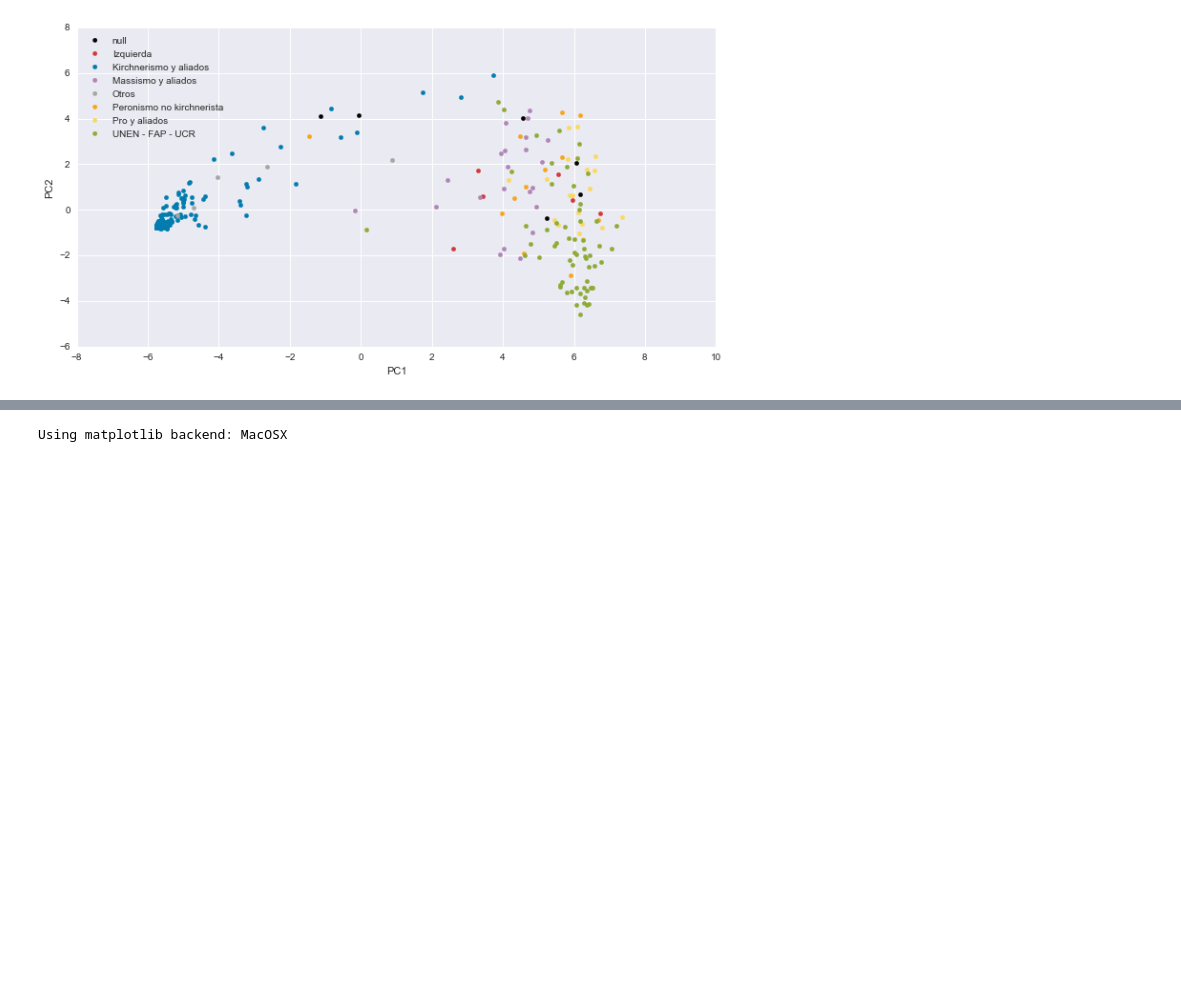
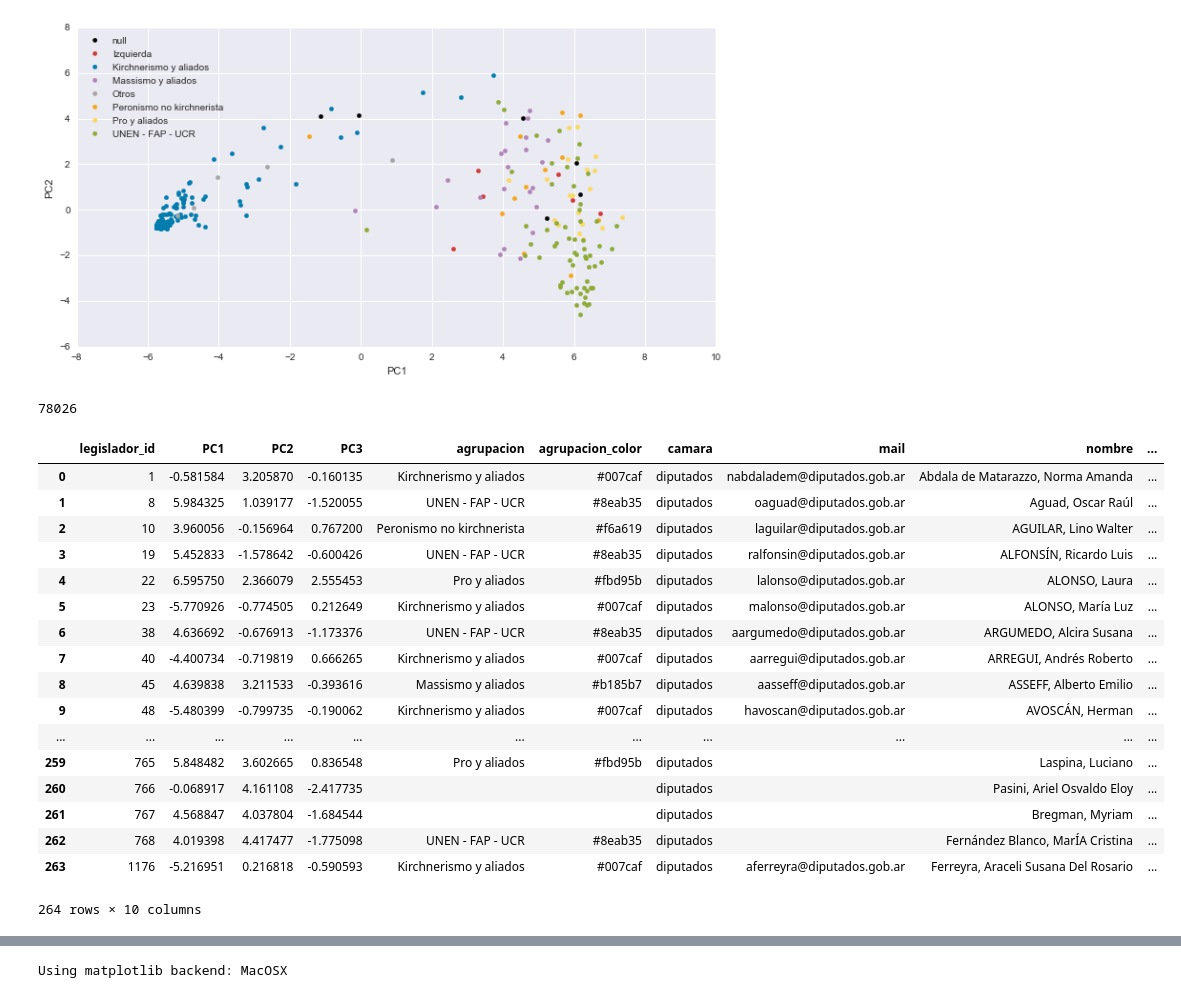
Before and after one commit to hupili/hhba2016-argentina-vote, a Jupyter notebook: Workbook.ipynb, the cells around one changed output, grey strips where cells are left out. Saved outputs shown, nothing was run; the diff lists cells and outputs as text; code cells hidden in the pictures; blank space fills up the shorter version.

Commit message:
check in data for aframe use

```diff
--- a/Workbook.ipynb
+++ b/Workbook.ipynb
@@ -270,4 +270,32 @@ plt.ylabel('PC2')
 ('UNEN - FAP - UCR', '#8eab35')
 <matplotlib.text.Text at 0x...>
 [figure]
+# %%
+df_pc_member['legislador_id'] = df_pc_member['legislador_id'].apply(lambda x: str(x))
+open('data/pc-member-3d.json', 'w').write(json.dumps(
+    df_pc_member.set_index('legislador_id').T.to_dict()
+    ))
+# %% [output]
+78026
+# %%
+df_pc_member
+# %% [output]
+|  | legislador_id | PC1 | PC2 | PC3 | agrupacion | agrupacion_color | camara | mail | nombre | ... |
+| 0 | 1 | -0.581584 | 3.205870 | -0.160135 | Kirchnerismo y aliados | #007caf | diputados | nabdaladem@diputados.gob.ar | Abdala de Matarazzo, Norma Amanda | ... |
+| 1 | 8 | 5.984325 | 1.039177 | -1.520055 | UNEN - FAP - UCR | #8eab35 | diputados | oaguad@diputados.gob.ar | Aguad, Oscar Raúl | ... |
+| 2 | 10 | 3.960056 | -0.156964 | 0.767200 | Peronismo no kirchnerista | #f6a619 | diputados | laguilar@diputados.gob.ar | AGUILAR, Lino Walter | ... |
+| 3 | 19 | 5.452833 | -1.578642 | -0.600426 | UNEN - FAP - UCR | #8eab35 | diputados | ralfonsin@diputados.gob.ar | ALFONSÍN, Ricardo Luis | ... |
+| 4 | 22 | 6.595750 | 2.366079 | 2.555453 | Pro y aliados | #fbd95b | diputados | lalonso@diputados.gob.ar | ALONSO, Laura | ... |
+| 5 | 23 | -5.770926 | -0.774505 | 0.212649 | Kirchnerismo y aliados | #007caf | diputados | malonso@diputados.gob.ar | ALONSO, María Luz | ... |
+| 6 | 38 | 4.636692 | -0.676913 | -1.173376 | UNEN - FAP - UCR | #8eab35 | diputados | aargumedo@diputados.gob.ar | ARGUMEDO, Alcira Susana | ... |
+| 7 | 40 | -4.400734 | -0.719819 | 0.666265 | Kirchnerismo y aliados | #007caf | diputados | aarregui@diputados.gob.ar | ARREGUI, Andrés Roberto | ... |
+| 8 | 45 | 4.639838 | 3.211533 | -0.393616 | Massismo y aliados | #b185b7 | diputados | aasseff@diputados.gob.ar | ASSEFF, Alberto Emilio | ... |
+| 9 | 48 | -5.480399 | -0.799735 | -0.190062 | Kirchnerismo y aliados | #007caf | diputados | havoscan@diputados.gob.ar | AVOSCÁN, Herman | ... |
+| ... | ... | ... | ... | ... | ... | ... | ... | ... | ... | ... |
+| 259 | 765 | 5.848482 | 3.602665 | 0.836548 | Pro y aliados | #fbd95b | diputados |  | Laspina, Luciano | ... |
+| 260 | 766 | -0.068917 | 4.161108 | -2.417735 |  |  | diputados |  | Pasini, Ariel Osvaldo Eloy | ... |
+| 261 | 767 | 4.568847 | 4.037804 | -1.684544 |  |  | diputados |  | Bregman, Myriam | ... |
+| 262 | 768 | 4.019398 | 4.417477 | -1.775098 | UNEN - FAP - UCR | #8eab35 | diputados |  | Fernández Blanco, MarÍA Cristina | ... |
+| 263 | 1176 | -5.216951 | 0.216818 | -0.590593 | Kirchnerismo y aliados | #007caf | diputados | aferreyra@diputados.gob.ar | Ferreyra, Araceli Susana Del Rosario | ... |
+264 rows × 10 columns
 # %%
```
Also changed, not shown: parts of 1 cell of this notebook, 1 other file.
